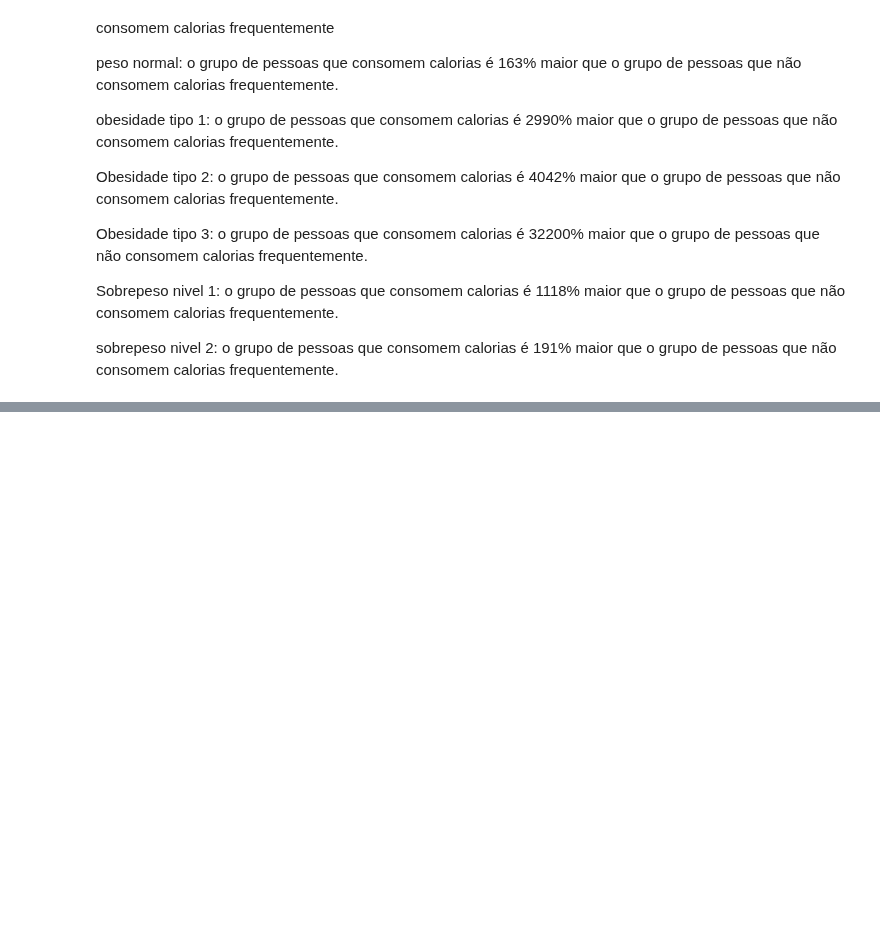
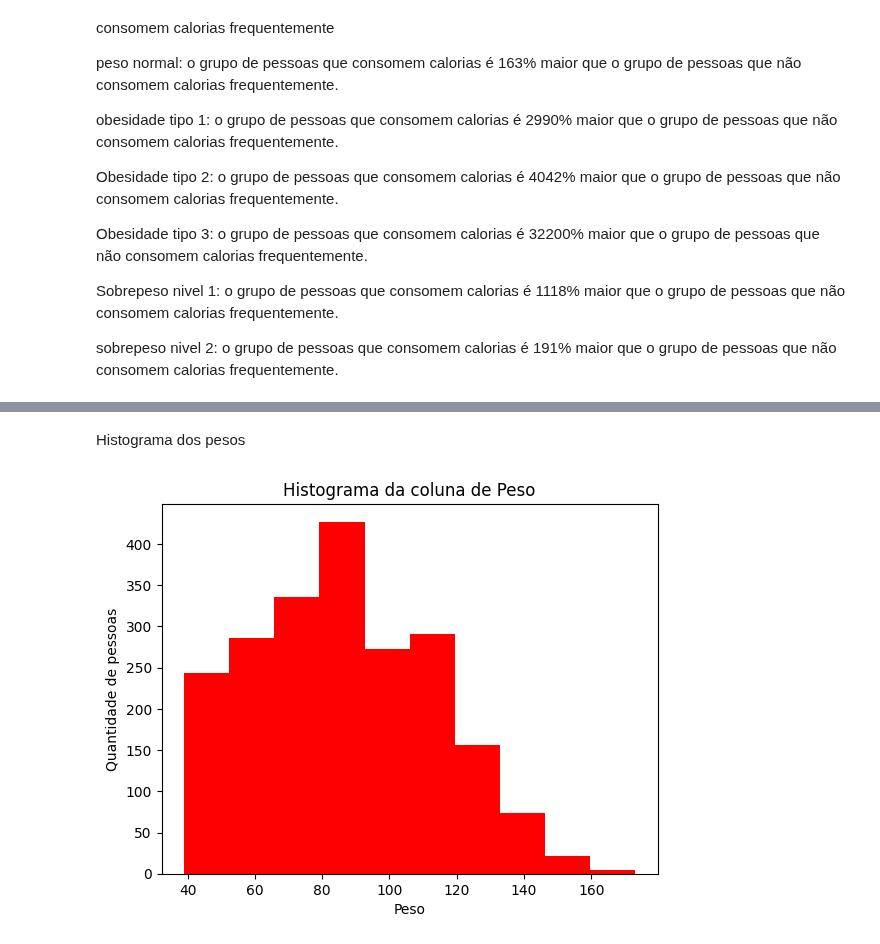
Before and after one commit to caikedomingues/Analise-de-dados-sobre-obesidade, a Jupyter notebook: Analise_Obesidade.ipynb, the cells around one changed output, grey strips where cells are left out. Cells and saved outputs as stored; diff of their text form; code cells hidden in the pictures; blank space fills up the shorter version.

```diff
--- a/Analise_Obesidade.ipynb
+++ b/Analise_Obesidade.ipynb
@@ -603,0 +704,6 @@ consomem calorias frequentemente.
+# %% [markdown]
+Histograma dos pesos
+# %%
+criar_histograma('Peso', 'red')
+# %% [output]
+[figure, added]
```
Also changed, not shown: parts of 20 cells of this notebook.
